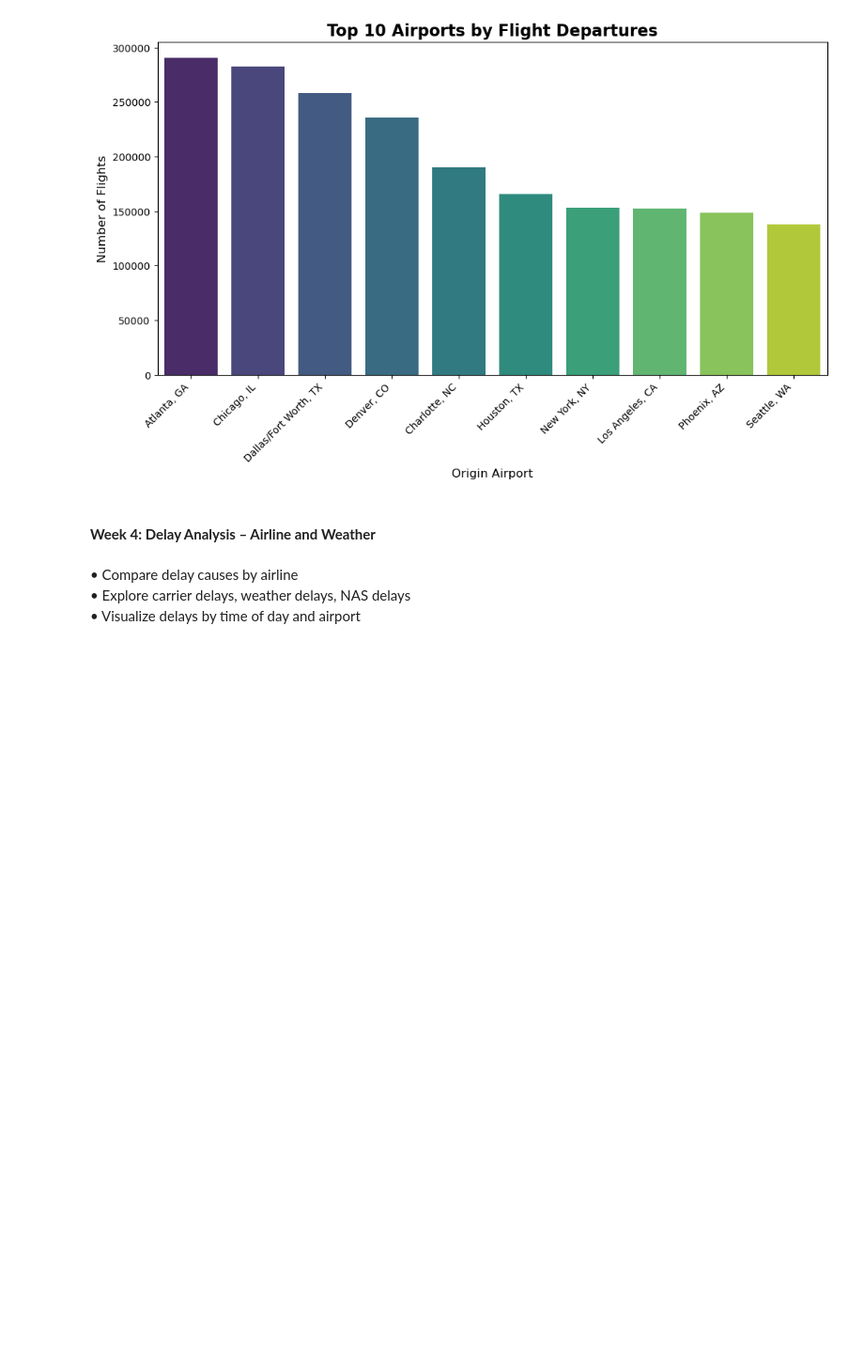
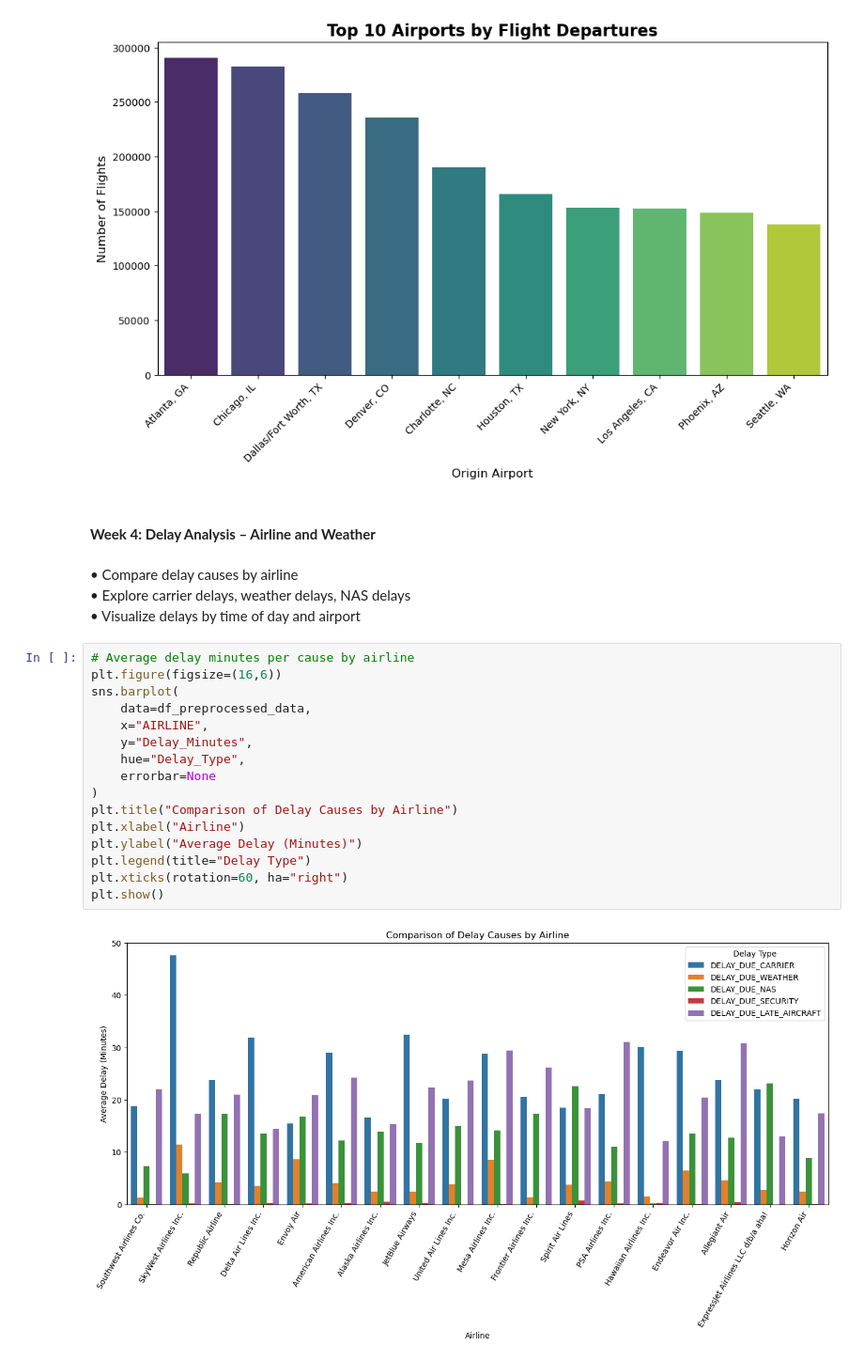
Before and after one commit to ShwetaGurram/DV-AirFly-Insights-ShwetaGurram, a Jupyter notebook: AirFly_Insights.ipynb, the cells around one changed output. Shown at 94% size. Drawn from its saved outputs; the diff is of its cells as text; blank space fills up the shorter version.

```diff
--- a/AirFly_Insights.ipynb
+++ b/AirFly_Insights.ipynb
@@ -653,9 +633,27 @@ plt.title("Top 10 Airports by Flight Departures", fontsize=16, fontweight="bold"
 plt.show()
 # %% [output]
 [figure]
-# %% [markdown]
-#### **Week 4: Delay Analysis – Airline and Weather**
+# %% [markdown]
+#### **Week 4: Delay Analysis – Airline and Weather**
 # %% [markdown]
 • Compare delay causes by airline <br>
 • Explore carrier delays, weather delays, NAS delays <br>
 • Visualize delays by time of day and airport
+# %%
+# Average delay minutes per cause by airline
+plt.figure(figsize=(16,6))
+sns.barplot(
+    data=df_preprocessed_data,
+    x="AIRLINE",
+    y="Delay_Minutes",
+    hue="Delay_Type",
+    errorbar=None
+)
+plt.title("Comparison of Delay Causes by Airline")
+plt.xlabel("Airline")
+plt.ylabel("Average Delay (Minutes)")
+plt.legend(title="Delay Type")
+plt.xticks(rotation=60, ha="right")
+plt.show()
+# %% [output]
+[figure, added]
```
Also changed, not shown: parts of 10 cells of this notebook.
